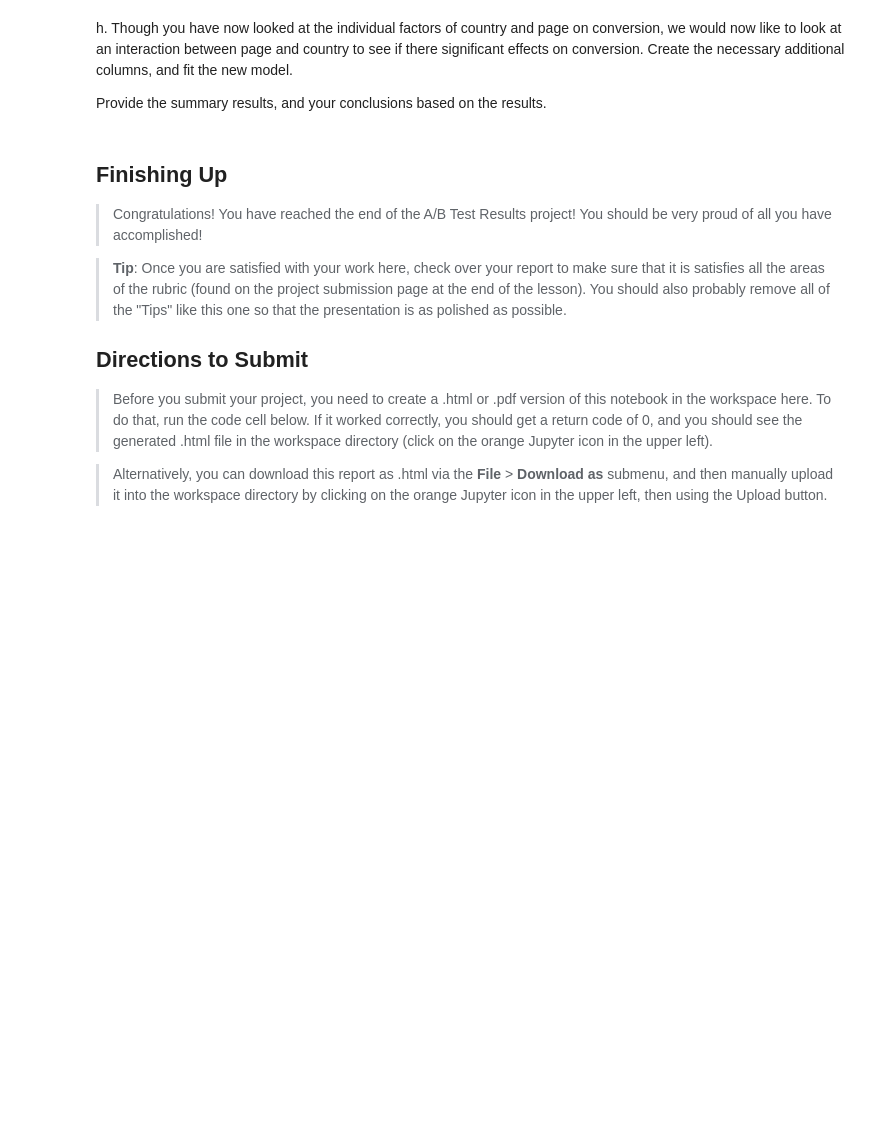
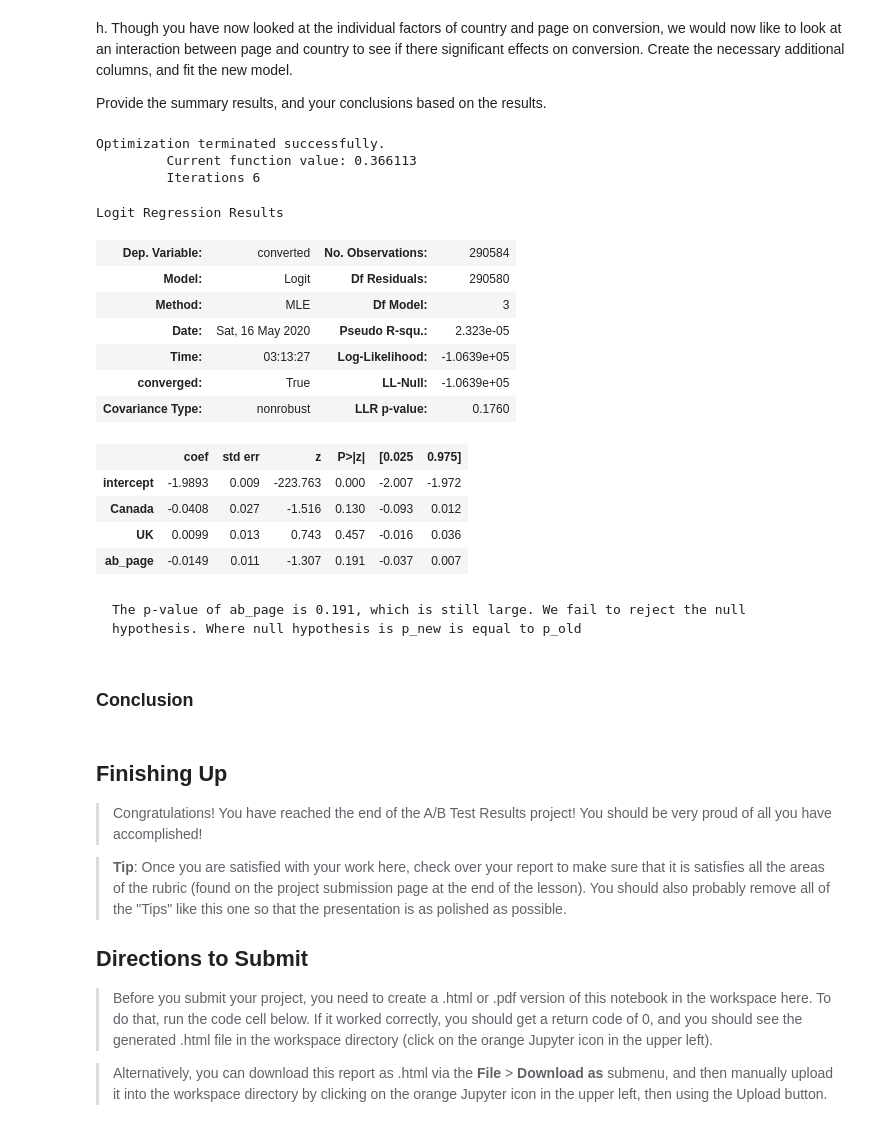
Before and after one commit to Sibin-Sibi/WebsiteAnalysis_A-Btesting, a Jupyter notebook: Website_Analysis.ipynb, the cells around one changed output. Saved outputs shown, nothing was run; the diff lists cells and outputs as text; code cells hidden in the pictures; blank space fills up the shorter version.

Commit message:
Logistic Regression completed

```diff
--- a/Website_Analysis.ipynb
+++ b/Website_Analysis.ipynb
@@ -398,0 +416,5 @@ Does it appear that country had an impact on conversion?  Don't forget to create
+# %%
+#we need to create dummy values
+df_new[['Canada','UK','US']] = pd.get_dummies(df_new['country'])
+# drop US, making it the baseline
+df_new.drop(['US'], axis=1, inplace=True)
@@ -400,6 +450,32 @@ Does it appear that country had an impact on conversion?  Don't forget to create
 h. Though you have now looked at the individual factors of country and page on conversion, we would now like to look at an interaction between page and country to see if there significant effects on conversion.  Create the necessary additional columns, and fit the new model.
 
 Provide the summary results, and your conclusions based on the results.
+# %%
+# interaction between page and countries effect on conversion.
+logmod = sm.Logit(df_new['converted'], df_new[['intercept', 'Canada', 'UK', 'ab_page']])
+results = logmod.fit()
+results.summary()
+# %% [output]
+Optimization terminated successfully.
+         Current function value: 0.366113
+         Iterations 6
+Logit Regression Results
+| Dep. Variable: | converted | No. Observations: | 290584 |
+| Model: | Logit | Df Residuals: | 290580 |
+| Method: | MLE | Df Model: | 3 |
+| Date: | Sat, 16 May 2020 | Pseudo R-squ.: | 2.323e-05 |
+| Time: | 03:13:27 | Log-Likelihood: | -1.0639e+05 |
+| converged: | True | LL-Null: | -1.0639e+05 |
+| Covariance Type: | nonrobust | LLR p-value: | 0.1760 |
+|  | coef | std err | z | P>|z| | [0.025 | 0.975] |
+| intercept | -1.9893 | 0.009 | -223.763 | 0.000 | -2.007 | -1.972 |
+| Canada | -0.0408 | 0.027 | -1.516 | 0.130 | -0.093 | 0.012 |
+| UK | 0.0099 | 0.013 | 0.743 | 0.457 | -0.016 | 0.036 |
+| ab_page | -0.0149 | 0.011 | -1.307 | 0.191 | -0.037 | 0.007 |
+# %% [markdown]
+    The p-value of ab_page is 0.191, which is still large. We fail to reject the null hypothesis. Where null hypothesis is p_new is equal to p_old
+# %% [markdown]
+### Conclusion
 # %% [markdown]
 <a id='conclusions'></a>
 ## Finishing Up
```
Also changed, not shown: parts of 4 cells of this notebook.
